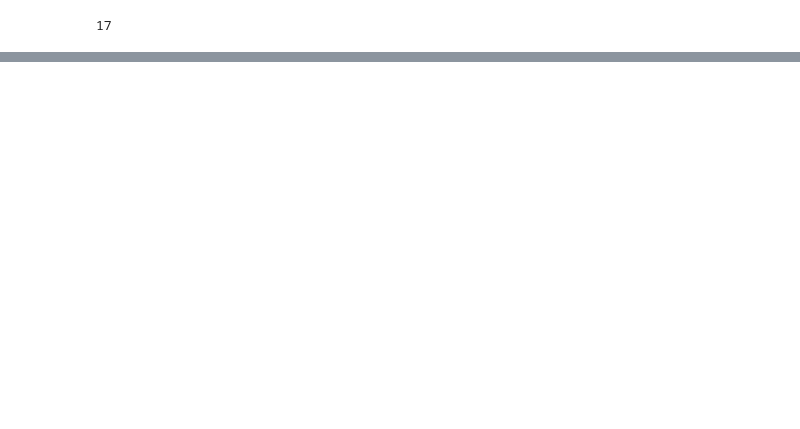
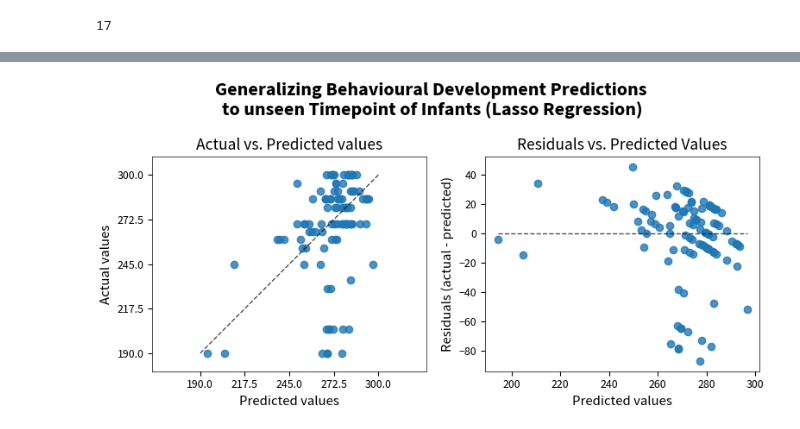
Before and after one commit to Emelie23/microbEvolve2, a Jupyter notebook: scripts/05-2_prediction.ipynb, the cells around one changed output, grey strips where cells are left out. Cells and saved outputs as stored; diff of their text form; code cells hidden in the pictures; blank space fills up the shorter version.

```diff
--- a/scripts/05-2_prediction.ipynb
+++ b/scripts/05-2_prediction.ipynb
@@ -623,0 +483,26 @@ Number of samples lost: 5 samples
+# %%
+fig, axs = plt.subplots(ncols=2, figsize=(8, 4))
+PredictionErrorDisplay.from_predictions(
+    y,
+    y_pred=y_pred,
+    kind="actual_vs_predicted",
+    ax=axs[0],
+    random_state=0,
+)
+axs[0].set_title("Actual vs. Predicted values", fontweight="normal")
+
+PredictionErrorDisplay.from_predictions(
+    y,
+    y_pred=y_pred,
+    kind="residual_vs_predicted",
+    ax=axs[1],
+)
+
+axs[1].set_title("Residuals vs. Predicted Values", fontweight="normal")
+fig.suptitle("Generalizing Behavioural Development Predictions \nto unseen Timepoint of Infants (Lasso Regression)", fontweight="bold")
+
+fig.tight_layout()
+fig.savefig("../figures/pred_behaviour_generalize_timepoint.pdf")
+fig.show()
+# %% [output]
+[figure, added]
```
Also changed, not shown: parts of 44 cells of this notebook.
